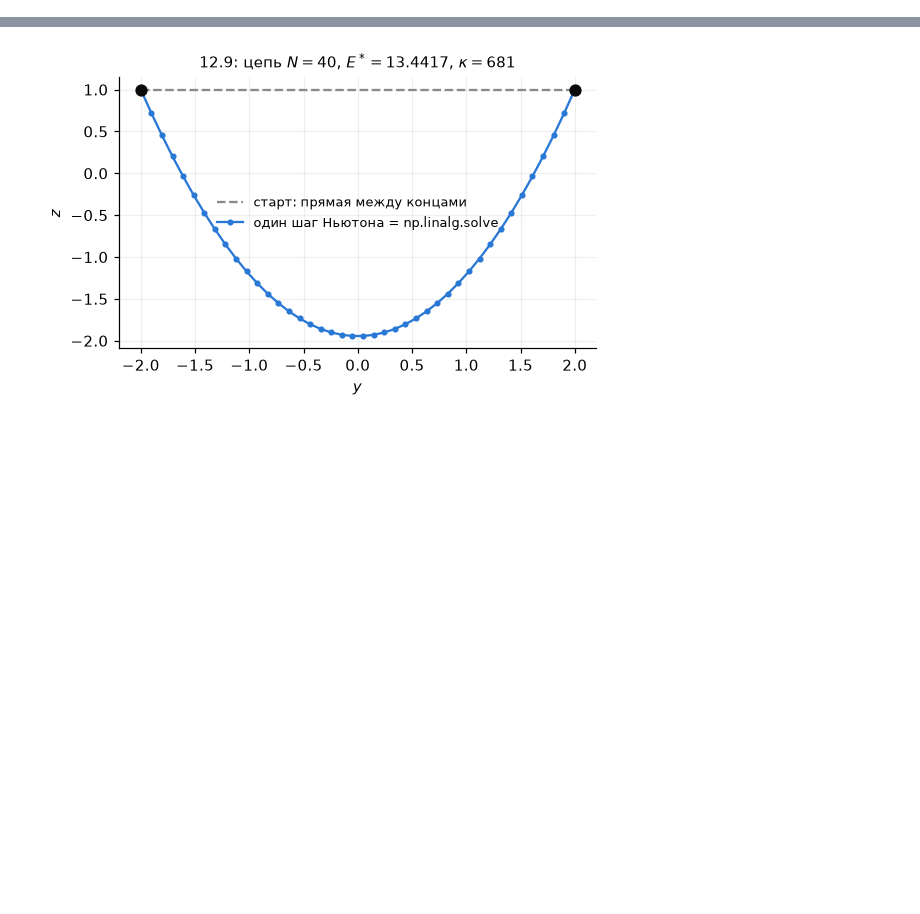
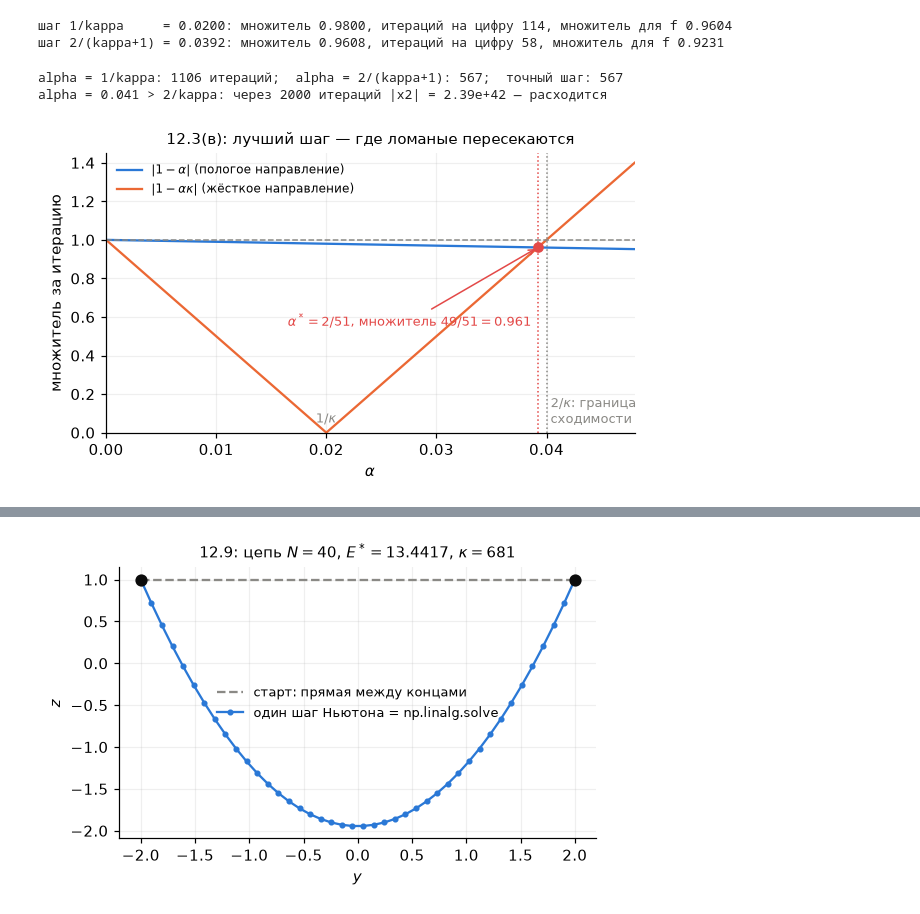
Before and after one commit to IlyaChichkanov/Numerical-Optimization, a Jupyter notebook: lectures/lecture04/exercises04.ipynb, the cells around one changed output, grey strips where cells are left out. Cells and saved outputs as stored; diff of their text form; code cells hidden in the pictures; blank space fills up the shorter version.

```diff
--- a/lectures/lecture04/exercises04.ipynb
+++ b/lectures/lecture04/exercises04.ipynb
@@ -816,0 +221,57 @@ GD с шагом 1/L: 10575 итераций до ||grad|| <= 1e-6, E = 13.4417,
+# %%
+# (в)-(г): множители и цена одной цифры при kappa = 50
+kappa = 50.0
+Q = np.diag([1.0, kappa])
+fq = lambda x: 0.5 * x @ Q @ x
+gq = lambda x: Q @ x
+
+rho = lambda a: max(abs(1 - a), abs(1 - a * kappa))
+per_digit = lambda r: np.log(10) / (-np.log(r))
+a_best = 2 / (kappa + 1)
+for name, a in (("1/kappa     ", 1 / kappa), ("2/(kappa+1) ", a_best)):
+    print(f"шаг {name}= {a:.4f}: множитель {rho(a):.4f}, итераций на цифру {per_digit(rho(a)):.0f}, множитель для f {rho(a) ** 2:.4f}")
+assert np.isclose(rho(a_best), (kappa - 1) / (kappa + 1))
+# %% [output]
+шаг 1/kappa     = 0.0200: множитель 0.9800, итераций на цифру 114, множитель для f 0.9604
+шаг 2/(kappa+1) = 0.0392: множитель 0.9608, итераций на цифру 58, множитель для f 0.9231
+# %%
+# запуски из (50, 1) до ||grad|| <= 1e-8: 1106, 567 и 567
+x0 = np.array([kappa, 1.0])
+_, k1, p_const = gd(fq, gq, x0, alpha=1 / kappa, tol=1e-8)
+_, k2, _ = gd(fq, gq, x0, alpha=a_best, tol=1e-8)
+
+def gd_exact(x0, tol=1e-8):                        # точный линейный поиск: alpha = g^T g / g^T Q g
+    x = np.asarray(x0, float).copy(); path = [x.copy()]
+    while np.linalg.norm(gq(x)) > tol:
+        g = gq(x); x = x - (g @ g) / (g @ Q @ g) * g; path.append(x.copy())
+    return x, len(path) - 1, np.array(path)
+
+_, k3, p_ex = gd_exact(x0)
+print(f"alpha = 1/kappa: {k1} итераций;  alpha = 2/(kappa+1): {k2};  точный шаг: {k3}")
+assert (k1, k2, k3) == (1106, 567, 567)
+
+with np.errstate(over="ignore", invalid="ignore"):
+    _, _, p_div = gd(fq, gq, x0, alpha=0.041, maxit=2000)
+print(f"alpha = 0.041 > 2/kappa: через 2000 итераций |x2| = {abs(p_div[-1, 1]):.2e} — расходится")
+# %% [output]
+alpha = 1/kappa: 1106 итераций;  alpha = 2/(kappa+1): 567;  точный шаг: 567
+alpha = 0.041 > 2/kappa: через 2000 итераций |x2| = 2.39e+42 — расходится
+# %%
+# (в): оба множителя как функции alpha
+al = np.linspace(0, 2.4 / kappa, 500)
+fig, ax = plt.subplots(figsize=(6.2, 3.3))
+ax.plot(al, np.abs(1 - al), color=BLUE, label="$|1-\\alpha|$ (пологое направление)")
+ax.plot(al, np.abs(1 - al * kappa), color=ORANGE, label="$|1-\\alpha\\kappa|$ (жёсткое направление)")
+ax.axhline(1, color=GRAY, ls="--", lw=1)
+ax.axvline(a_best, color=RED, ls=":", lw=1); ax.axvline(2 / kappa, color=GRAY, ls=":", lw=1)
+ax.plot(a_best, rho(a_best), "o", color=RED, ms=6)
+ax.annotate(f"$\\alpha^*=2/51$, множитель $49/51={rho(a_best):.3f}$", xy=(a_best, rho(a_best)), xytext=(0.0165, 0.55), fontsize=8.5,
+            arrowprops=dict(arrowstyle="->", color=RED), color=RED)
+ax.text(2 / kappa, 0.05, " $2/\\kappa$: граница\n сходимости", fontsize=8.5, color=GRAY)
+ax.text(1 / kappa, 0.05, "$1/\\kappa$", fontsize=8.5, ha="center", color=GRAY)
+ax.set_xlim(0, 2.4 / kappa); ax.set_ylim(0, 1.45)
+ax.set_xlabel("$\\alpha$"); ax.set_ylabel("множитель за итерацию"); ax.legend(fontsize=8, loc="upper left")
+ax.set_title("12.3(в): лучший шаг — где ломаные пересекаются", fontsize=9.5)
+plt.show()
+# %% [output]
+[figure, added]
```
Also changed, not shown: parts of 64 cells of this notebook, 5 other files.
